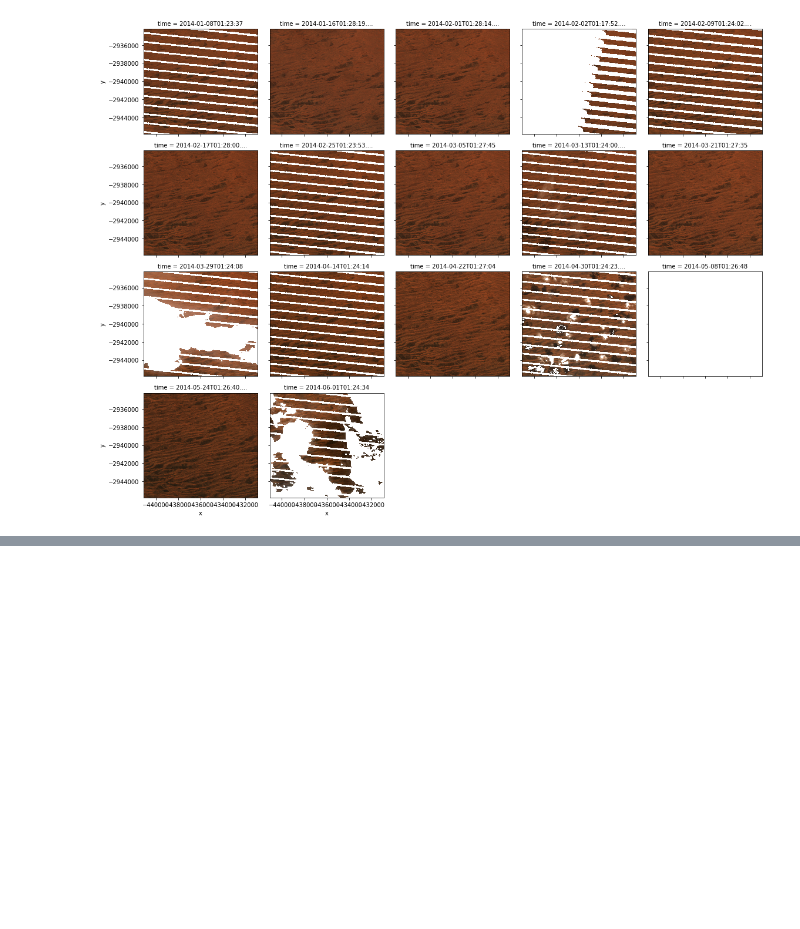
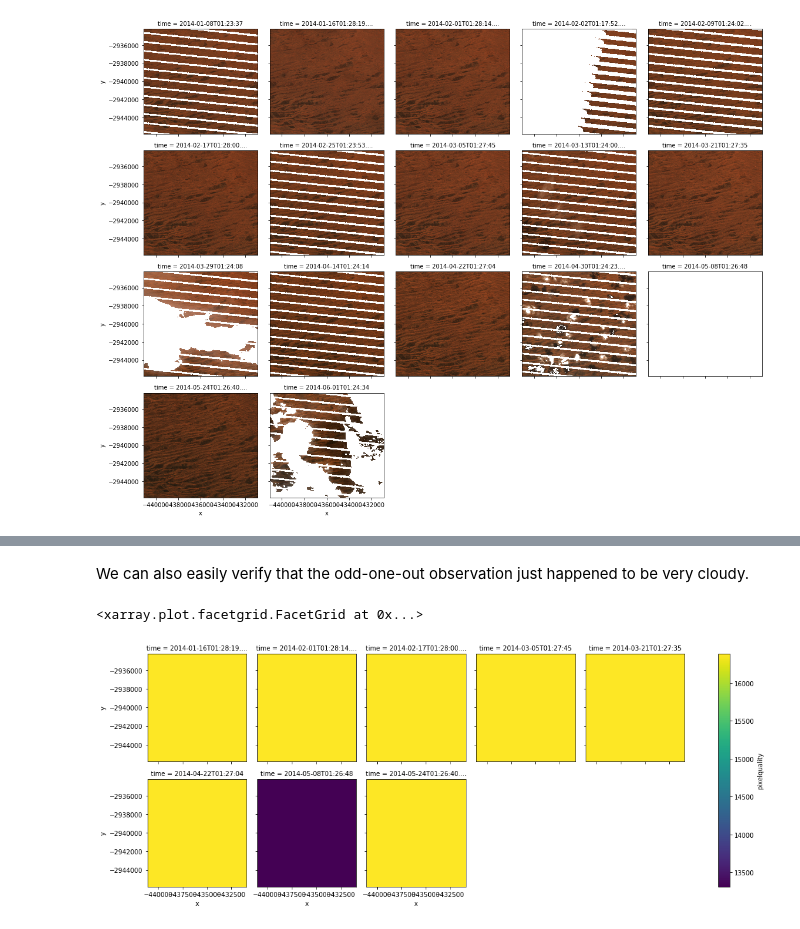
Before and after one commit to uchchwhash/virtual-product-showcase, a Jupyter notebook: VP_showcase.ipynb, the cells around one changed output, grey strips where cells are left out. Drawn from its saved outputs; the diff is of its cells as text; code cells hidden in the pictures; blank space fills up the shorter version.

```diff
--- a/VP_showcase.ipynb
+++ b/VP_showcase.ipynb
@@ -87,0 +124,7 @@ plot_with_colors(data)
+# %% [markdown]
+We can also easily verify that the odd-one-out observation just happened to be very cloudy.
+# %%
+dc.load(product='ls8_pq_albers', **query).pixelquality.plot(col='time', col_wrap=5)
+# %% [output]
+<xarray.plot.facetgrid.FacetGrid at 0x...>
+[figure, added]
```
Also changed, not shown: parts of 15 cells of this notebook.
